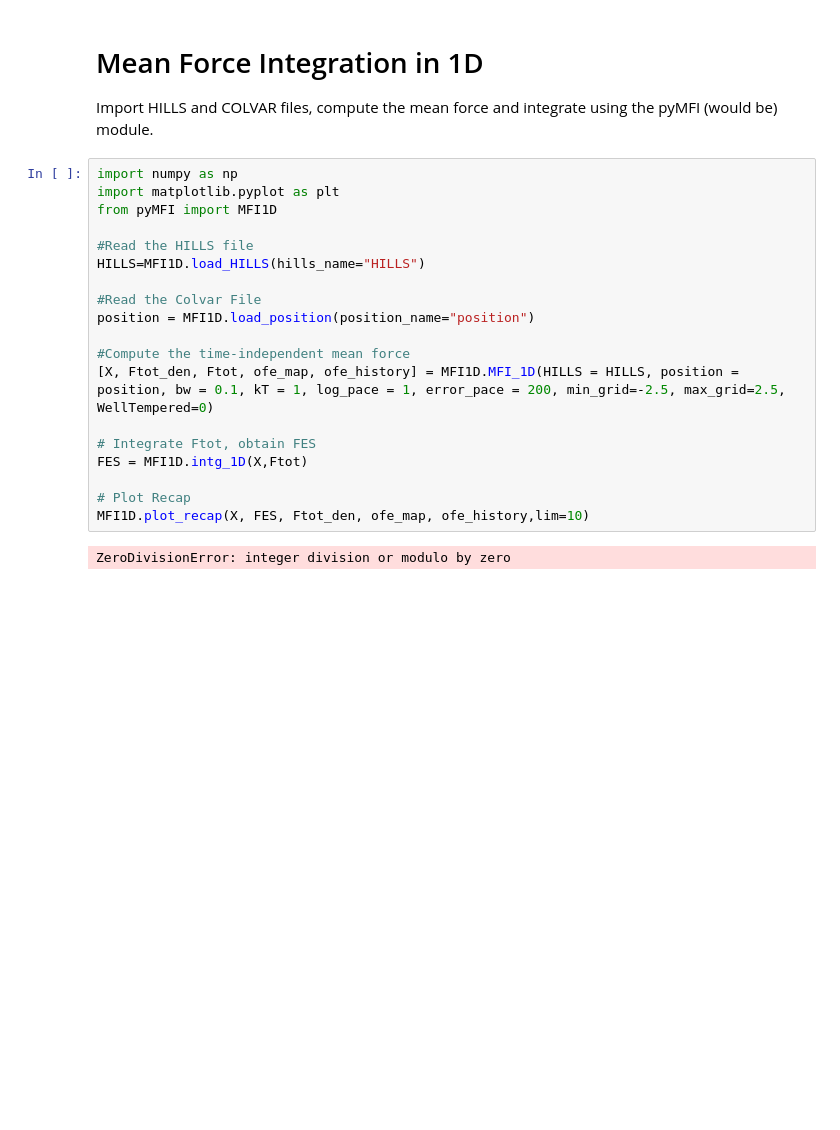
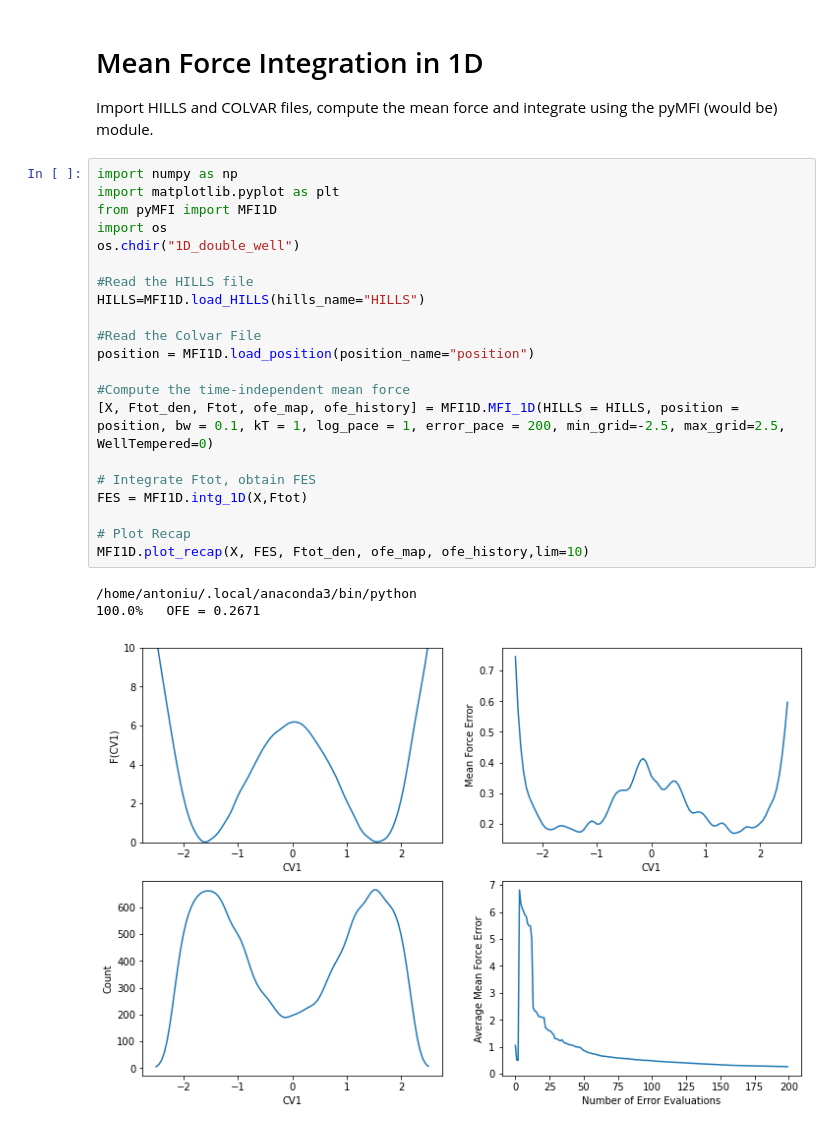
Before and after one commit to mme-ucl/MFI, a Jupyter notebook: MFI_1D_notebook.ipynb, the cells around one changed output. Saved outputs shown, nothing was run; the diff lists cells and outputs as text; blank space fills up the shorter version.

```diff
--- a/MFI_1D_notebook.ipynb
+++ b/MFI_1D_notebook.ipynb
@@ -5,21 +5,25 @@ Import HILLS and COLVAR files, compute the mean force and integrate using the py
 # %%
 import numpy as np
 import matplotlib.pyplot as plt
 from pyMFI import MFI1D
+import os
+os.chdir("1D_double_well")
 
 #Read the HILLS file
 HILLS=MFI1D.load_HILLS(hills_name="HILLS")
 
 #Read the Colvar File
 position = MFI1D.load_position(position_name="position")
 
 #Compute the time-independent mean force
 [X, Ftot_den, Ftot, ofe_map, ofe_history] = MFI1D.MFI_1D(HILLS = HILLS, position = position, bw = 0.1, kT = 1, log_pace = 1, error_pace = 200, min_grid=-2.5, max_grid=2.5, WellTempered=0)
 
 # Integrate Ftot, obtain FES
 FES = MFI1D.intg_1D(X,Ftot)
 
 # Plot Recap
 MFI1D.plot_recap(X, FES, Ftot_den, ofe_map, ofe_history,lim=10)
 # %% [output]
-ZeroDivisionError: integer division or modulo by zero
+/home/antoniu/.local/anaconda3/bin/python
+100.0%   OFE = 0.2671
+[figure, added]
```
Also changed, not shown: 1 other file.
